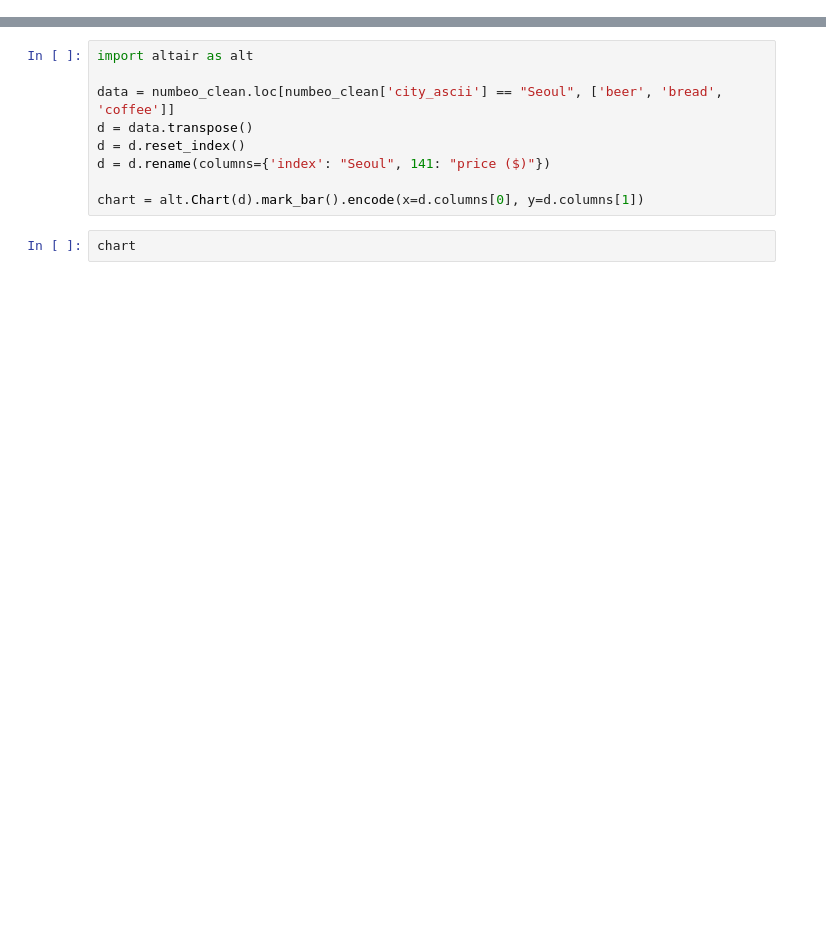
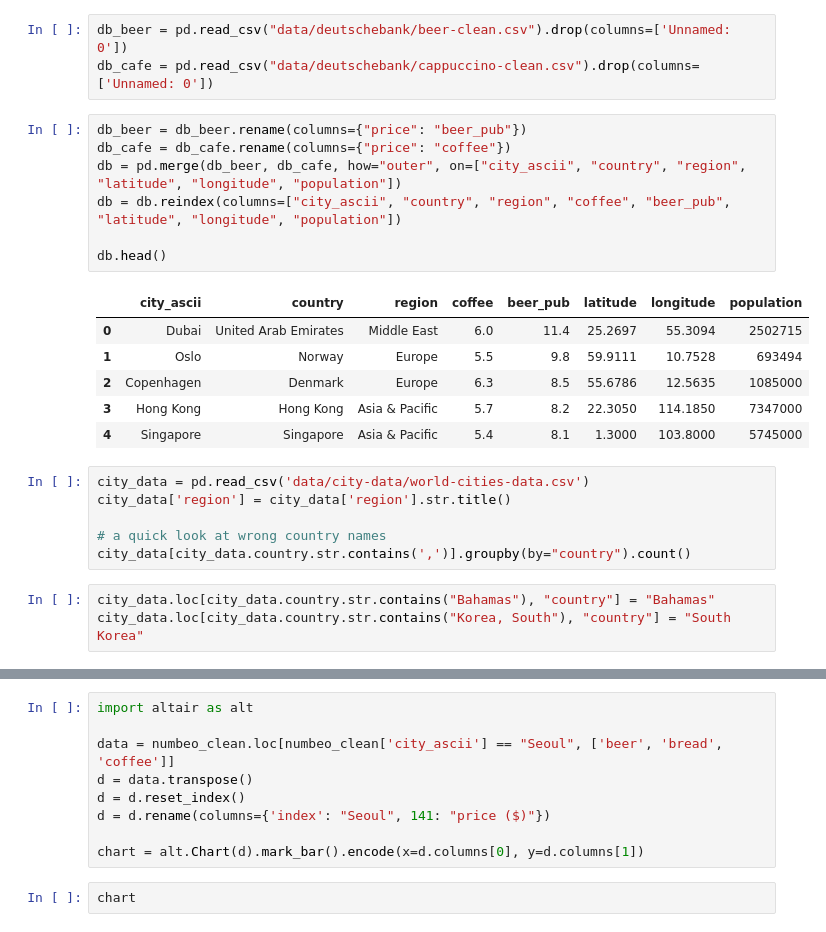
Before and after one commit to christalee/cost-of-drinking, a Jupyter notebook: cola-map.ipynb, the cells around one changed output, grey strips where cells are left out. Saved outputs shown, nothing was run; the diff lists cells and outputs as text; blank space fills up the shorter version.

Commit message:
refactored as prep for merging data from all sources

```diff
--- a/cola-map.ipynb
+++ b/cola-map.ipynb
@@ -11 +45,27 @@ numbeo_clean = numbeo_clean.drop(columns=['Unnamed: 0'])
+# %%
+db_beer = pd.read_csv("data/deutschebank/beer-clean.csv").drop(columns=['Unnamed: 0'])
+db_cafe = pd.read_csv("data/deutschebank/cappuccino-clean.csv").drop(columns=['Unnamed: 0'])
+# %%
+db_beer = db_beer.rename(columns={"price": "beer_pub"})
+db_cafe = db_cafe.rename(columns={"price": "coffee"})
+db = pd.merge(db_beer, db_cafe, how="outer", on=["city_ascii", "country", "region", "latitude", "longitude", "population"])
+db = db.reindex(columns=["city_ascii", "country", "region", "coffee", "beer_pub", "latitude", "longitude", "population"])
+
+db.head()
+# %% [output]
+|  | city_ascii | country | region | coffee | beer_pub | latitude | longitude | population |
+| 0 | Dubai | United Arab Emirates | Middle East | 6.0 | 11.4 | 25.2697 | 55.3094 | 2502715 |
+| 1 | Oslo | Norway | Europe | 5.5 | 9.8 | 59.9111 | 10.7528 | 693494 |
+| 2 | Copenhagen | Denmark | Europe | 6.3 | 8.5 | 55.6786 | 12.5635 | 1085000 |
+| 3 | Hong Kong | Hong Kong | Asia & Pacific | 5.7 | 8.2 | 22.3050 | 114.1850 | 7347000 |
+| 4 | Singapore | Singapore | Asia & Pacific | 5.4 | 8.1 | 1.3000 | 103.8000 | 5745000 |
+# %%
+city_data = pd.read_csv('data/city-data/world-cities-data.csv')
+city_data['region'] = city_data['region'].str.title()
+
+# a quick look at wrong country names
+city_data[city_data.country.str.contains(',')].groupby(by="country").count()
+# %%
+city_data.loc[city_data.country.str.contains("Bahamas"), "country"] = "Bahamas"
+city_data.loc[city_data.country.str.contains("Korea, South"), "country"] = "South Korea"
 # %%
```
Also changed, not shown: parts of 5 cells of this notebook, 24 other files.
